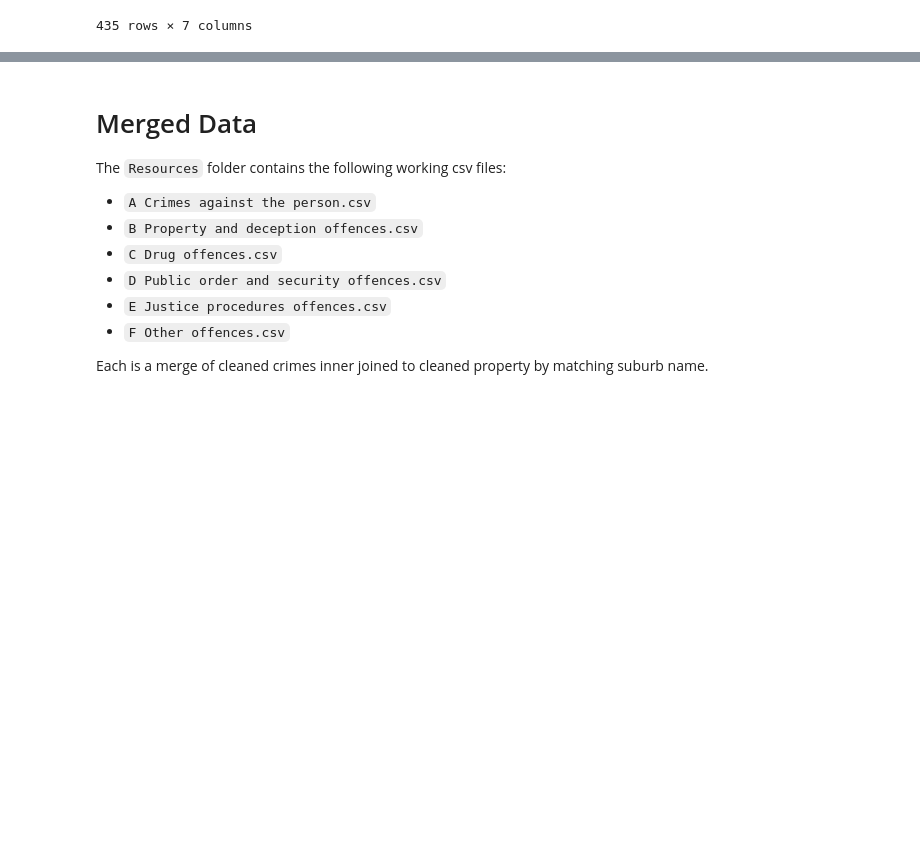
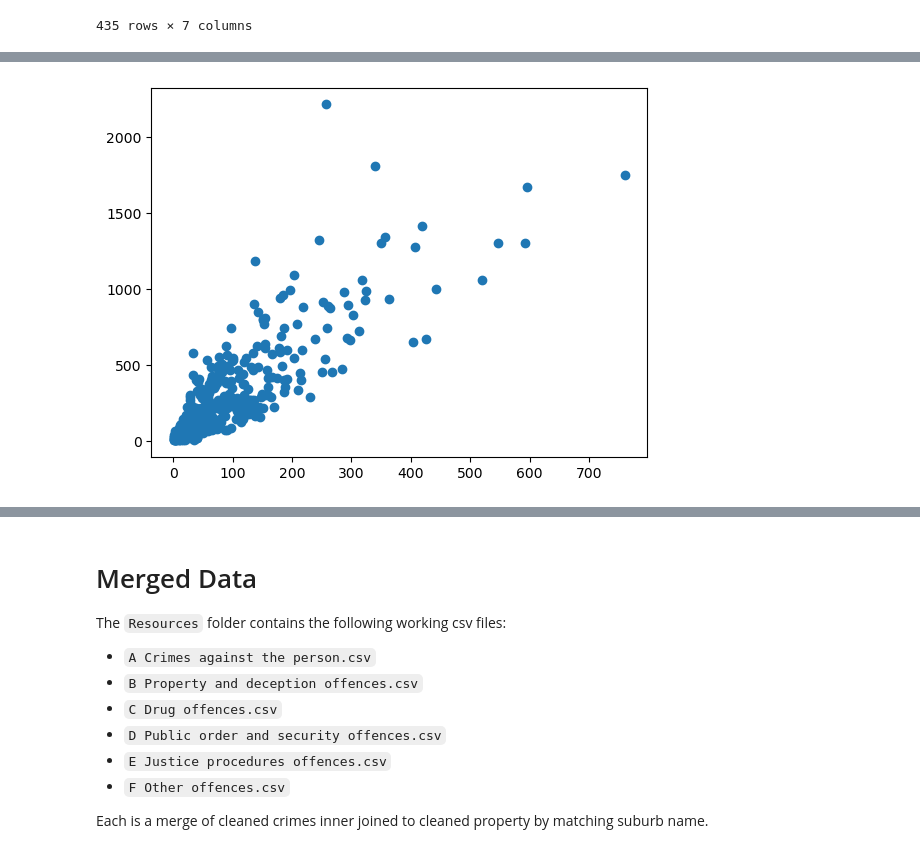
Before and after one commit to rsamma1606/proj-one-group-8, a Jupyter notebook: prj-one_Crime_vs_Property-Copy3.ipynb, the cells around one changed output, grey strips where cells are left out. Cells and saved outputs as stored; diff of their text form; code cells hidden in the pictures; blank space fills up the shorter version.

```diff
--- a/prj-one_Crime_vs_Property-Copy3.ipynb
+++ b/prj-one_Crime_vs_Property-Copy3.ipynb
@@ -374,0 +424,6 @@ merge3_2022
+# %%
+# Scatter Plot
+plt.scatter(merge3_2022["2022 Assaults"], merge3_2022["Thefts"])
+plt.show()
+# %% [output]
+[figure, added]
```
Also changed, not shown: parts of 7 cells of this notebook.
